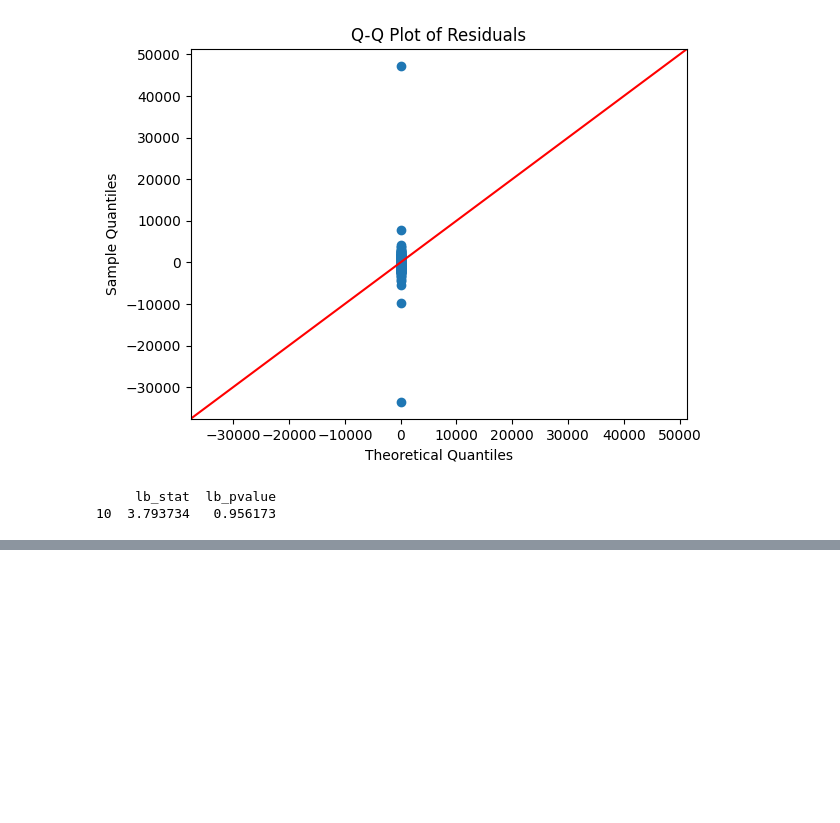
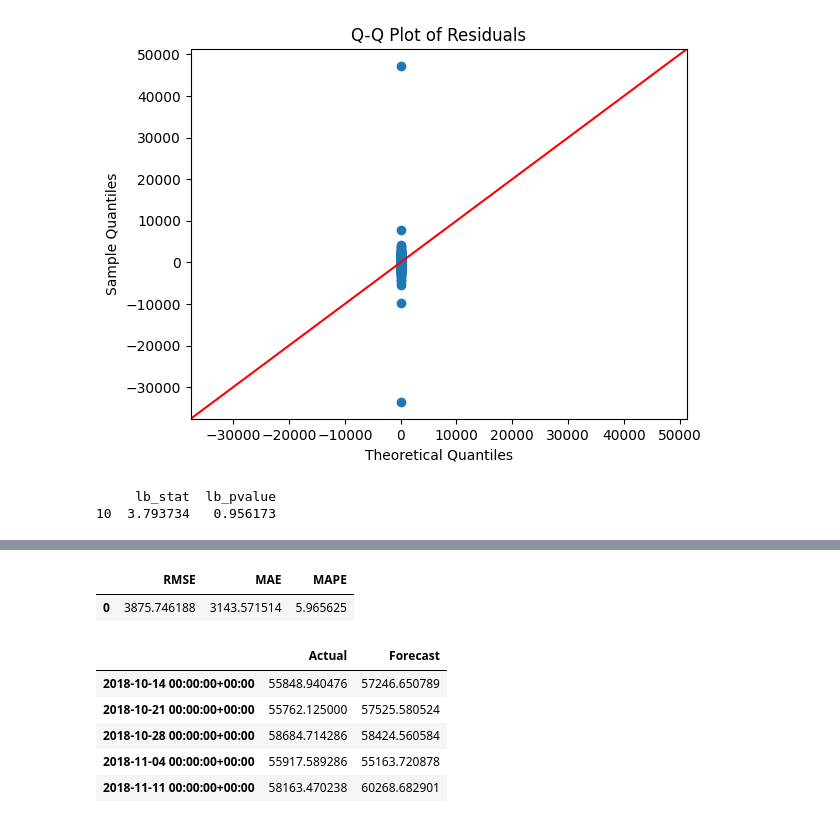
Before and after one commit to dekshinaudayan/german-electricity-demand-forecasting, a Jupyter notebook: notebooks/04_SARIMA_Model.ipynb, the cells around one changed output, grey strips where cells are left out. Drawn from its saved outputs; the diff is of its cells as text; code cells hidden in the pictures; blank space fills up the shorter version.

```diff
--- a/notebooks/04_SARIMA_Model.ipynb
+++ b/notebooks/04_SARIMA_Model.ipynb
@@ -325,0 +402,31 @@ print(ljung_box)
+# %%
+sarima_metrics_df = pd.DataFrame([sarima_metrics])
+
+sarima_metrics_df.to_csv(
+    "sarima_metrics.csv",
+    index=False
+)
+
+sarima_metrics_df
+# %% [output]
+|  | RMSE | MAE | MAPE |
+| 0 | 3875.746188 | 3143.571514 | 5.965625 |
+# %%
+forecast_df = pd.DataFrame({
+    "Actual": test["load"],
+    "Forecast": forecast_mean
+})
+
+forecast_df.to_csv(
+    "sarima_forecast.csv",
+    index=True
+)
+
+forecast_df.head()
+# %% [output]
+|  | Actual | Forecast |
+| 2018-10-14 00:00:00+00:00 | 55848.940476 | 57246.650789 |
+| 2018-10-21 00:00:00+00:00 | 55762.125000 | 57525.580524 |
+| 2018-10-28 00:00:00+00:00 | 58684.714286 | 58424.560584 |
+| 2018-11-04 00:00:00+00:00 | 55917.589286 | 55163.720878 |
+| 2018-11-11 00:00:00+00:00 | 58163.470238 | 60268.682901 |
```
Also changed, not shown: parts of 4 cells of this notebook.
